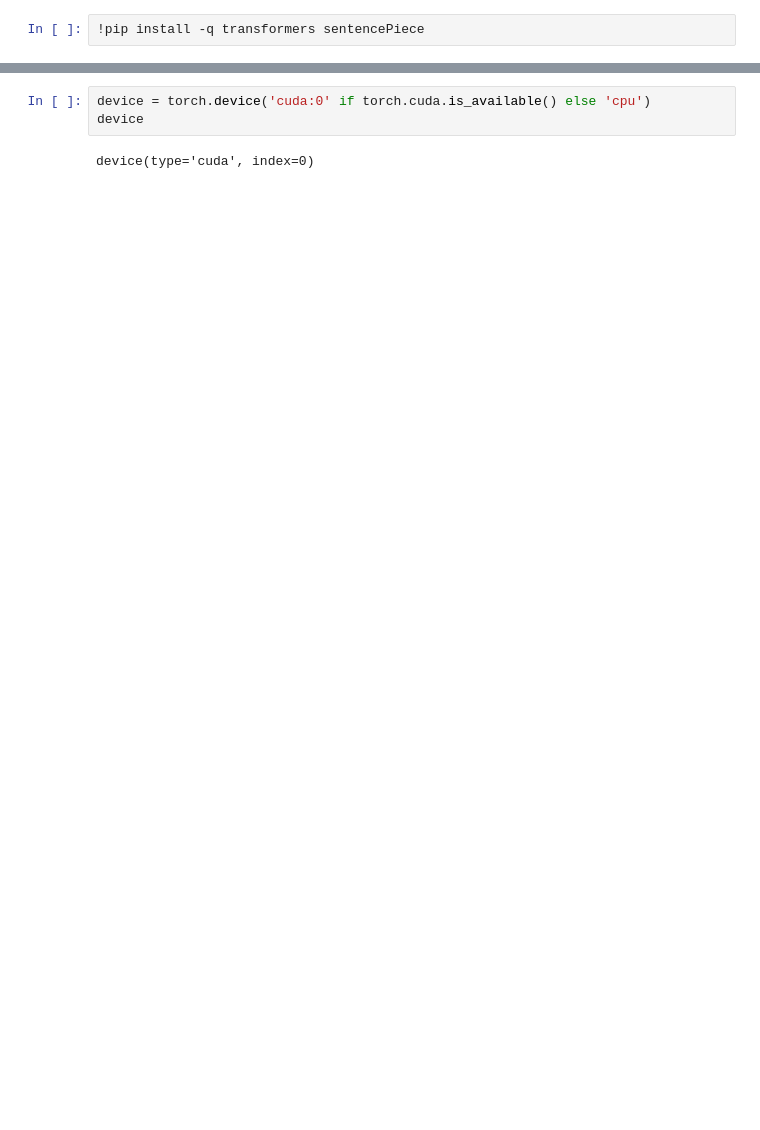
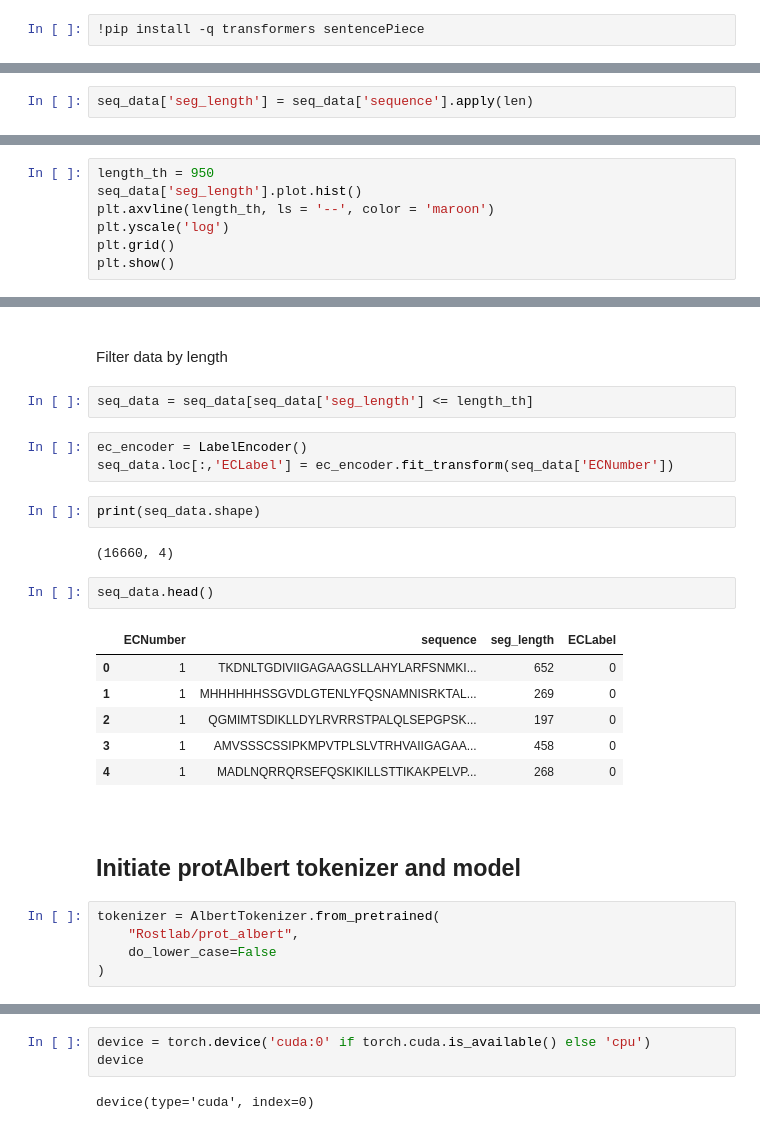
Before and after one commit to ranaabarghout/MIE1517_nlp_proteins, a Jupyter notebook: ProtAlbert_Embedding.ipynb, the cells around one changed output, grey strips where cells are left out. Drawn from its saved outputs; the diff is of its cells as text; blank space fills up the shorter version.

Commit message:
starting prot albert

```diff
--- a/ProtAlbert_Embedding.ipynb
+++ b/ProtAlbert_Embedding.ipynb
@@ -155,0 +81,2 @@ from tqdm.auto import tqdm
+# %%
+seq_data['seg_length'] = seq_data['sequence'].apply(len)
@@ -155,0 +87,7 @@ from tqdm.auto import tqdm
+# %%
+length_th = 950
+seq_data['seg_length'].plot.hist()
+plt.axvline(length_th, ls = '--', color = 'maroon')
+plt.yscale('log')
+plt.grid()
+plt.show()
@@ -155,0 +96,31 @@ from tqdm.auto import tqdm
+# %% [markdown]
+<br>
+
+Filter data by length
+# %%
+seq_data = seq_data[seq_data['seg_length'] <= length_th]
+# %%
+ec_encoder = LabelEncoder()
+seq_data.loc[:,'ECLabel'] = ec_encoder.fit_transform(seq_data['ECNumber'])
+# %%
+print(seq_data.shape)
+# %% [output]
+(16660, 4)
+# %%
+seq_data.head()
+# %% [output]
+|  | ECNumber | sequence | seg_length | ECLabel |
+| 0 | 1 | TKDNLTGDIVIIGAGAAGSLLAHYLARFSNMKI... | 652 | 0 |
+| 1 | 1 | MHHHHHHSSGVDLGTENLYFQSNAMNISRKTAL... | 269 | 0 |
+| 2 | 1 | QGMIMTSDIKLLDYLRVRRSTPALQLSEPGPSK... | 197 | 0 |
+| 3 | 1 | AMVSSSCSSIPKMPVTPLSLVTRHVAIIGAGAA... | 458 | 0 |
+| 4 | 1 | MADLNQRRQRSEFQSKIKILLSTTIKAKPELVP... | 268 | 0 |
+# %% [markdown]
+<br>
+
+## Initiate protAlbert tokenizer and model
+# %%
+tokenizer = AlbertTokenizer.from_pretrained(
+    "Rostlab/prot_albert",
+    do_lower_case=False
+)
```
Also changed, not shown: parts of 67 cells of this notebook, 1 other file.
